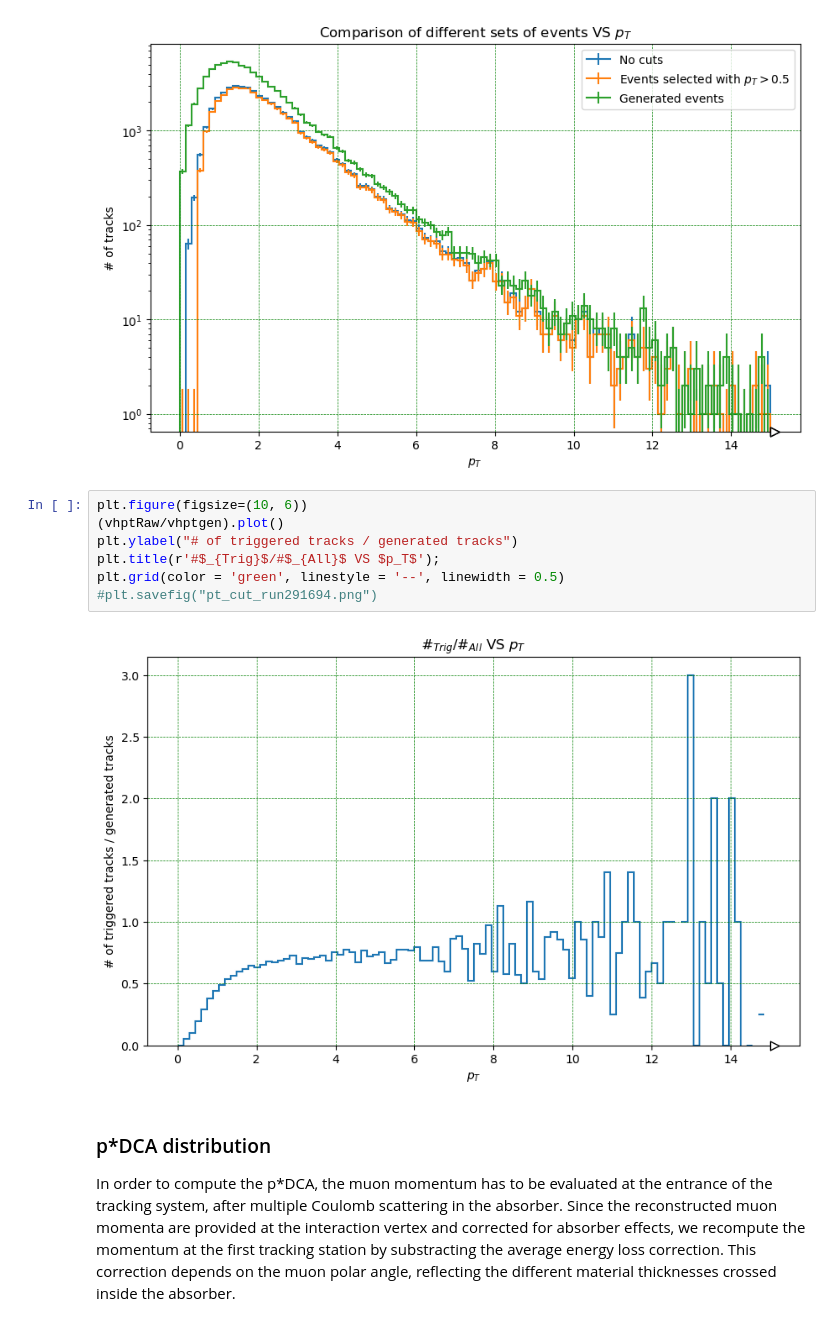
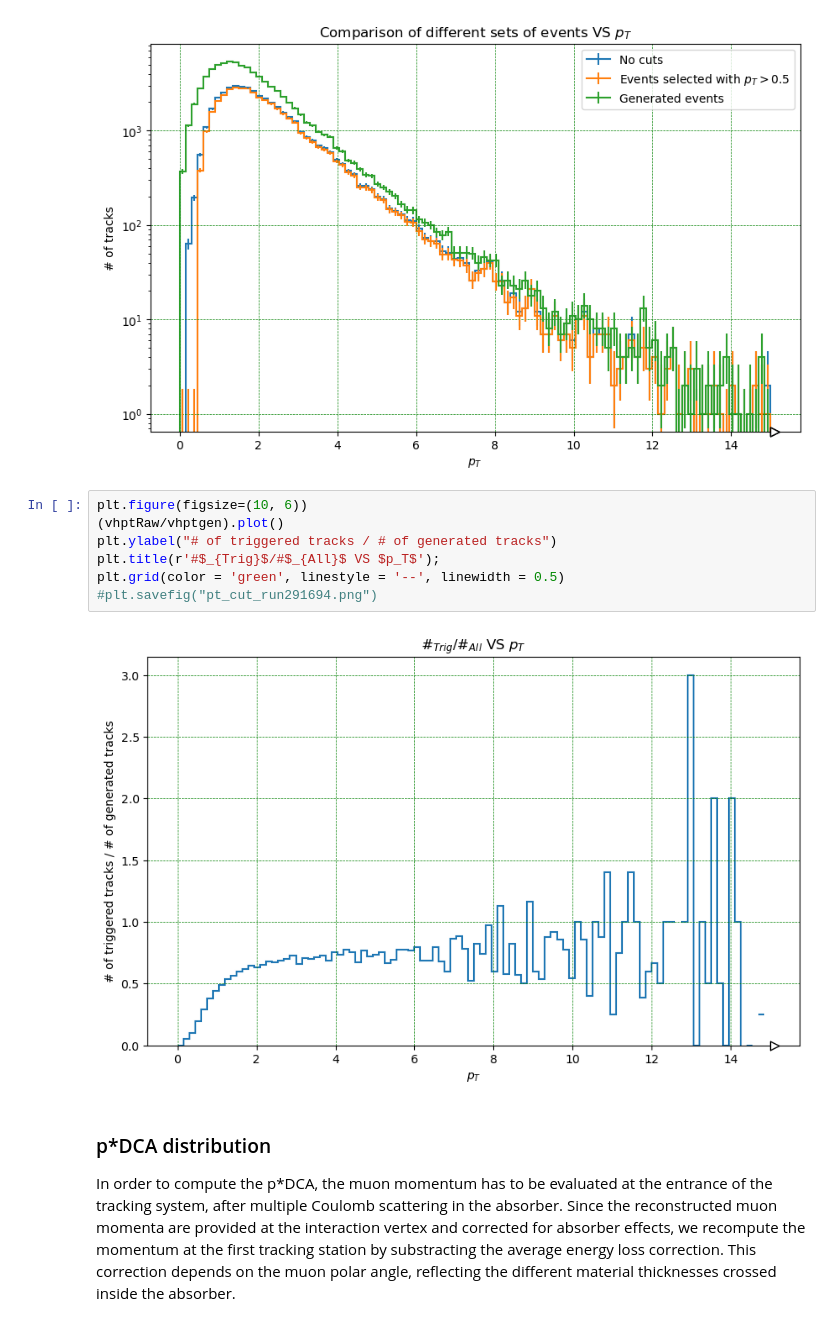
Before and after one commit to 00Goldy/qqbar2mumu-2025, a Jupyter notebook: notebooks/MC_pDCA.ipynb, the cells around one changed output. Saved outputs shown, nothing was run; the diff lists cells and outputs as text.

```diff
--- a/notebooks/MC_pDCA.ipynb
+++ b/notebooks/MC_pDCA.ipynb
@@ -274,12 +274,12 @@ plt.legend();
 # %%
 plt.figure(figsize=(10, 6))
 (vhptRaw/vhptgen).plot()
-plt.ylabel("# of triggered tracks / generated tracks")
+plt.ylabel("# of triggered tracks / # of generated tracks")
 plt.title(r'#$_{Trig}$/#$_{All}$ VS $p_T$');
 plt.grid(color = 'green', linestyle = '--', linewidth = 0.5)
 #plt.savefig("pt_cut_run291694.png")
 # %% [output]
-[figure, old version]
+[figure, new version]
 # %% [markdown]
 ### p*DCA distribution
 In order to compute the p*DCA, the muon momentum has to be evaluated at the entrance of the tracking system, after multiple Coulomb scattering in the absorber. Since the reconstructed muon momenta are provided at the interaction vertex and corrected for absorber effects, we recompute the momentum at the first tracking station by substracting the average energy loss correction. This correction depends on the muon polar angle, reflecting the different material thicknesses crossed inside the absorber.
```
Also changed, not shown: parts of 5 cells of this notebook.
